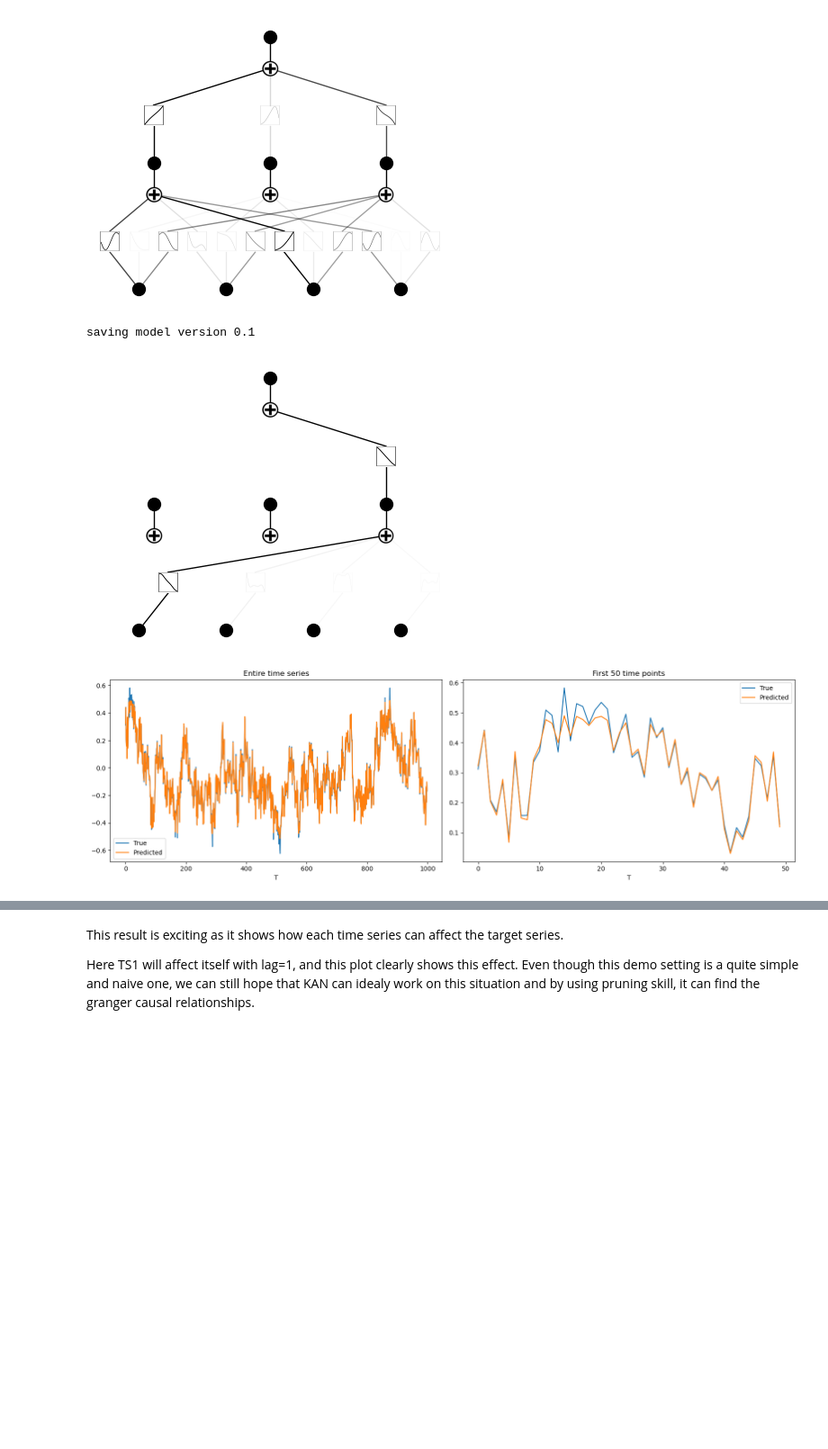
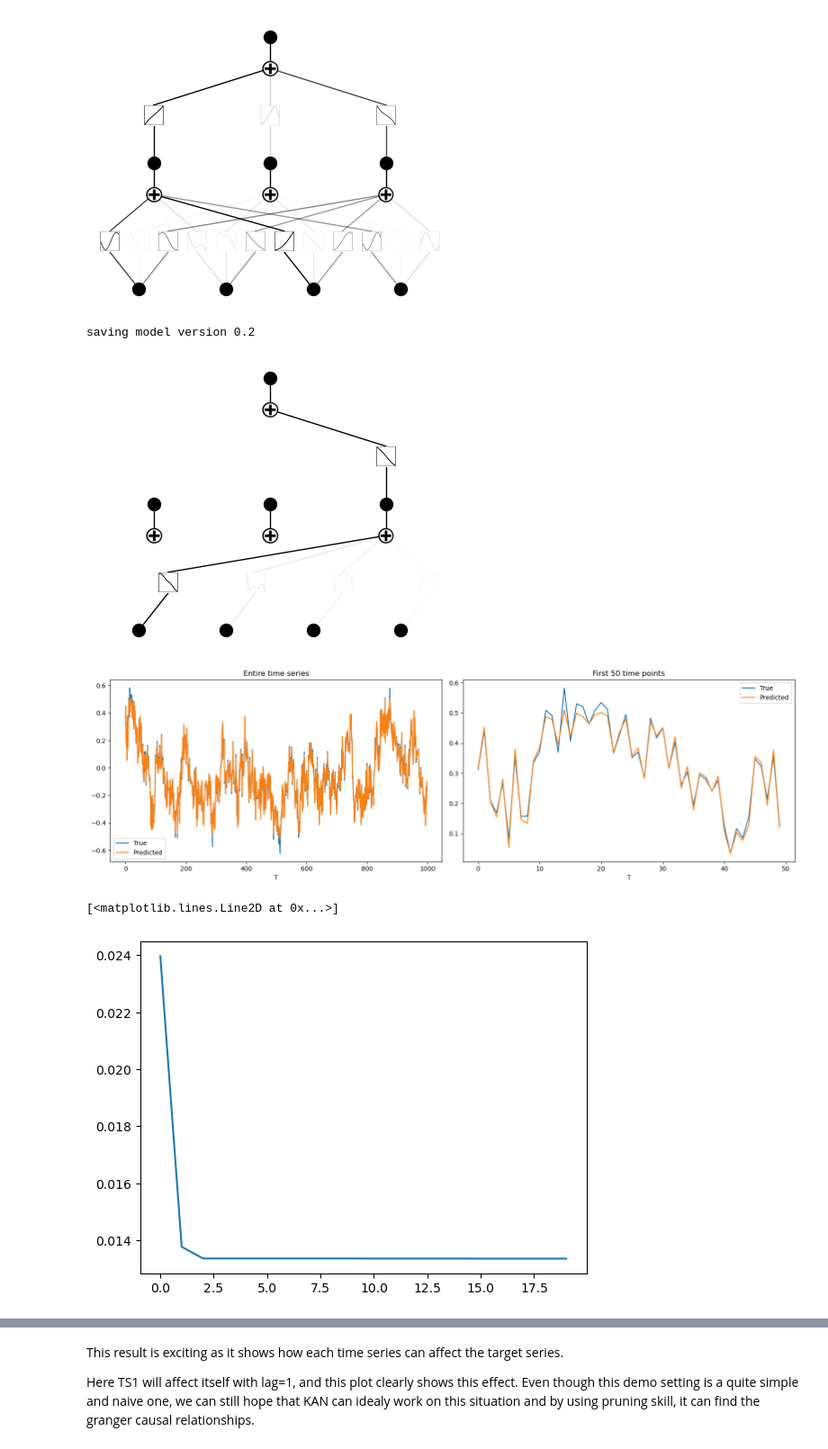
Before and after one commit to MorganREN/TKAN4GrangerCausality, a Jupyter notebook: KAN4Granger/KAN_TS_demo.ipynb, the cells around one changed output, grey strips where cells are left out. Shown at 90% size. Drawn from its saved outputs; the diff is of its cells as text; code cells hidden in the pictures; blank space fills up the shorter version.

```diff
--- a/KAN4Granger/KAN_TS_demo.ipynb
+++ b/KAN4Granger/KAN_TS_demo.ipynb
@@ -108,11 +108,11 @@ def rearrange_data(X):
             li.append(X[0, :, i].detach().numpy()[j:-lag+j])
 
     # transfer li to tensor
-    array = torch.tensor(li, dtype=torch.float32)
+    array = torch.tensor(li, dtype=torch.float32).T
 
     return array
 # %%
-array = rearrange_data(X).T
+array = rearrange_data(X)
 print(array.shape)
 
 Y = X[:, :, target_series][0, :T-lag].reshape(1, T-lag).T
@@ -144,10 +144,10 @@ checkpoint directory created: ./model
 saving model version 0.0
 [figure]
 # %%
-model.fit(dataset, opt='LBFGS', steps=20, lamb=0.001);
+results = model.fit(dataset, opt='LBFGS', steps=20, lamb=0.001);
 model.plot()
 # %% [output]
-saving model version 0.1
+saving model version 0.2
 [figure]
 # %%
 output = model(dataset['test_input'])
@@ -167,7 +167,12 @@ axarr[1].legend()
 plt.tight_layout()
 plt.show()
 # %% [output]
-[figure, old version]
+[figure, new version]
+# %%
+plt.plot(results['train_loss'])
+# %% [output]
+[<matplotlib.lines.Line2D at 0x...>]
+[figure, added]
 # %%
 model.acts_scale
 # %% [output]
```
Also changed, not shown: parts of 4 cells of this notebook, 1 other file.
